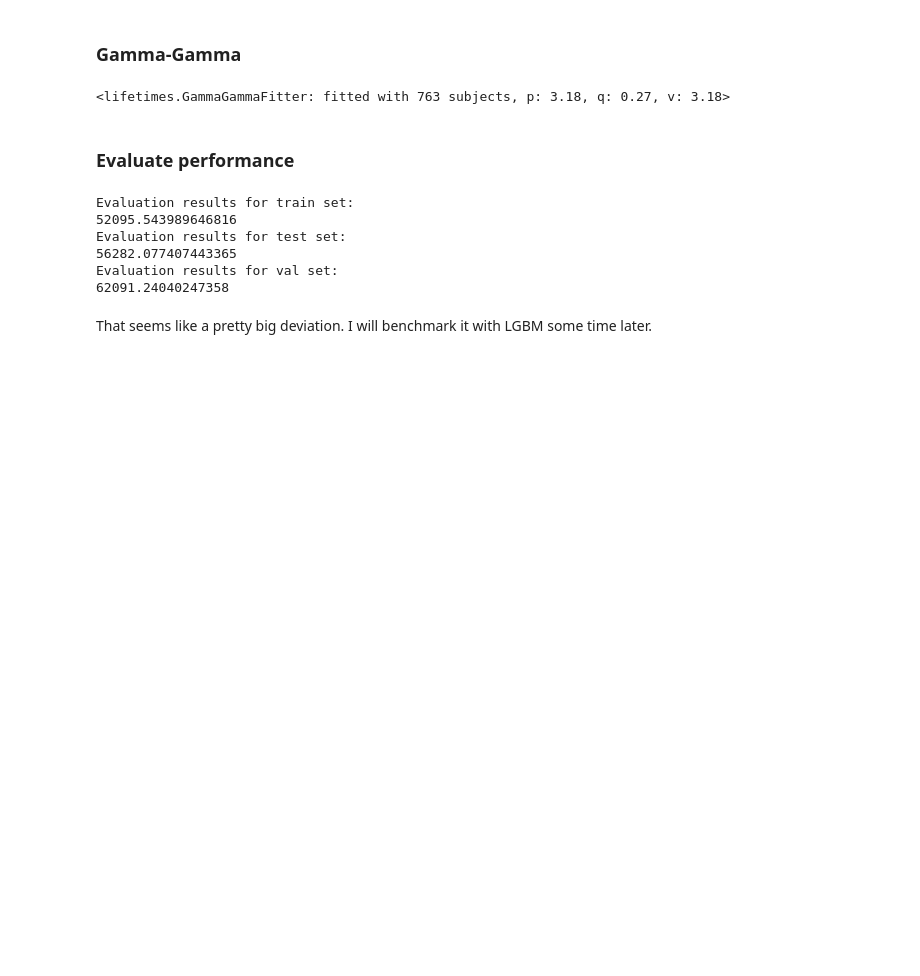
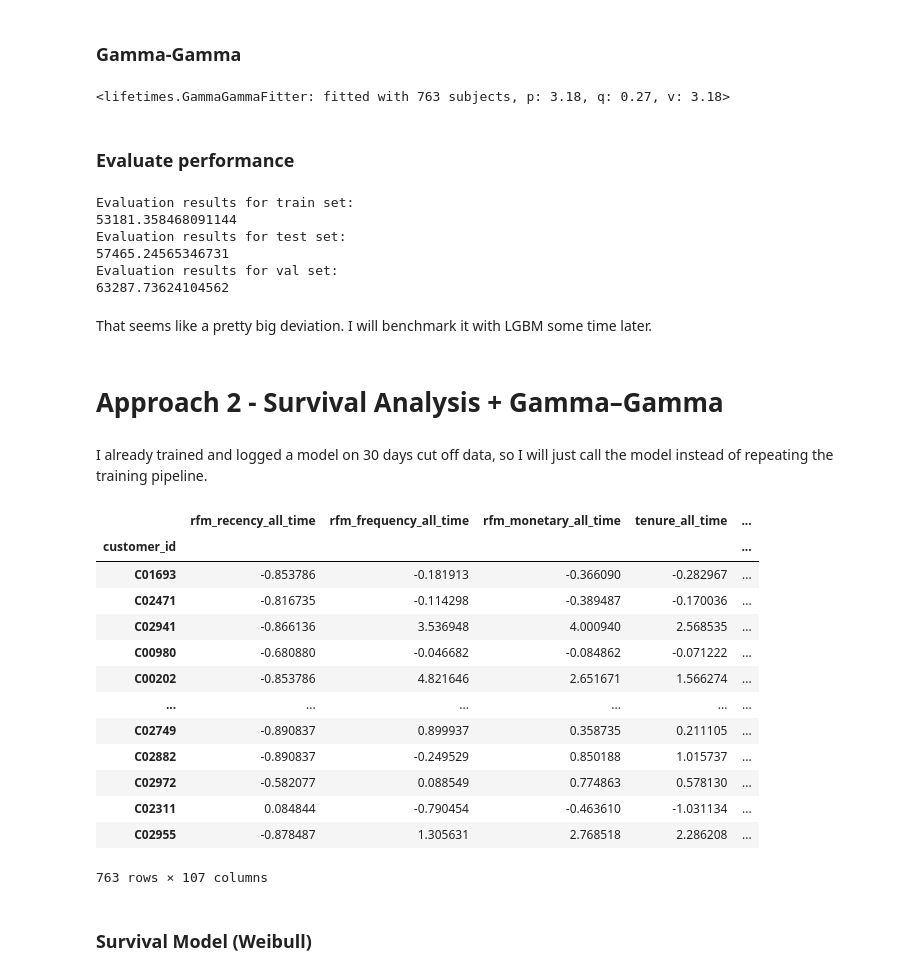
Before and after one commit to maithtruong/ai-customer-growth-retention, a Jupyter notebook: notebooks/05_clv_modeling.ipynb, the cells around one changed output. Drawn from its saved outputs; the diff is of its cells as text; code cells hidden in the pictures; blank space fills up the shorter version.

Commit message:
Add Approach 2 modeling and evaluation against Approach 1. Fix features pipeline for survival and bgf models to ensure generability. To Do: Log Gamma-Gamma model.

```diff
--- a/notebooks/05_clv_modeling.ipynb
+++ b/notebooks/05_clv_modeling.ipynb
@@ -2072,0 +2961,34 @@ clv_features_cut_30d_df = clv_features_cut_30d_df.merge(
+# %%
+survival_features_labels = pd.read_csv(
+    BASE_GOLD_DIR
+    / "cut_30d"
+    / "features"
+    / "clv"
+    / "survival_gg"
+    / "raw"
+    / "features.csv"
+, index_col=0)
+# %%
+label_df = survival_features_labels[['is_churn_30_days']]
+raw_survival_df = survival_features_labels.drop(columns=['is_churn_30_days'])
+# %%
+X_train_survival_raw = raw_survival_df.loc[X_train_bgf.index]
+X_val_survival_raw   = raw_survival_df.loc[X_val_bgf.index]
+X_test_survival_raw  = raw_survival_df.loc[X_test_bgf.index]
+# %%
+input_path = (
+    BASE_GOLD_DIR
+    / "cut_30d"
+    / "features"
+    / "clv"
+    / "survival_gg"
+    / "transformed"
+    / "survival_pipeline.pkl"
+)
+
+with open(input_path, "rb") as f:
+    survival_pipeline = cloudpickle.load(f)
+
+X_train_survival_transformed = survival_pipeline.transform(X_train_survival_raw)
+X_test_survival_transformed = survival_pipeline.transform(X_test_survival_raw)
+X_val_survival_transformed = survival_pipeline.transform(X_val_survival_raw)
@@ -2147,9 +3103,19 @@ for split in split_dfs.keys():
 
     print(f'Evaluation results for {split} set:')
 
-    X = split_dfs[split][0]
+    X = split_dfs[split][0].copy()
     y = split_dfs[split][1]
 
+    X["pred_CLV_30d"] = ggf.customer_lifetime_value(
+        bgf,
+        X["frequency"],
+        X["recency"],
+        X["T"],
+        X["period_total_amount"],
+        time=30,
+        discount_rate=0.0,
+        freq="D"
+    )
 
     mae = (y["CLV_30d"] - X["pred_CLV_30d"]).abs().mean()
 
@@ -2158,10 +3124,31 @@ for split in split_dfs.keys():
     print(mae)
 # %% [output]
 Evaluation results for train set:
-52095.543989646816
+53181.358468091144
 Evaluation results for test set:
-56282.077407443365
+57465.24565346731
 Evaluation results for val set:
-62091.24040247358
+63287.73624104562
 # %% [markdown]
 That seems like a pretty big deviation. I will benchmark it with LGBM some time later.
+# %% [markdown]
+# Approach 2 - Survival Analysis + Gamma–Gamma
+# %% [markdown]
+I already trained and logged a model on 30 days cut off data, so I will just call the model instead of repeating the training pipeline.
+# %%
+X_train_survival_transformed
+# %% [output]
+|  | rfm_recency_all_time | rfm_frequency_all_time | rfm_monetary_all_time | tenure_all_time | ... |
+| customer_id |  |  |  |  | ... |
+| C01693 | -0.853786 | -0.181913 | -0.366090 | -0.282967 | ... |
+| C02471 | -0.816735 | -0.114298 | -0.389487 | -0.170036 | ... |
+| C02941 | -0.866136 | 3.536948 | 4.000940 | 2.568535 | ... |
+| C00980 | -0.680880 | -0.046682 | -0.084862 | -0.071222 | ... |
+| C00202 | -0.853786 | 4.821646 | 2.651671 | 1.566274 | ... |
+| ... | ... | ... | ... | ... | ... |
+| C02749 | -0.890837 | 0.899937 | 0.358735 | 0.211105 | ... |
+| C02882 | -0.890837 | -0.249529 | 0.850188 | 1.015737 | ... |
+| C02972 | -0.582077 | 0.088549 | 0.774863 | 0.578130 | ... |
+| C02311 | 0.084844 | -0.790454 | -0.463610 | -1.031134 | ... |
+| C02955 | -0.878487 | 1.305631 | 2.768518 | 2.286208 | ... |
+763 rows × 107 columns
@@ -2167,0 +3157,2 @@ That seems like a pretty big deviation. I will benchmark it with LGBM some time
+# %% [markdown]
+### Survival Model (Weibull)
```
Also changed, not shown: parts of 68 cells of this notebook, 2 other files.
